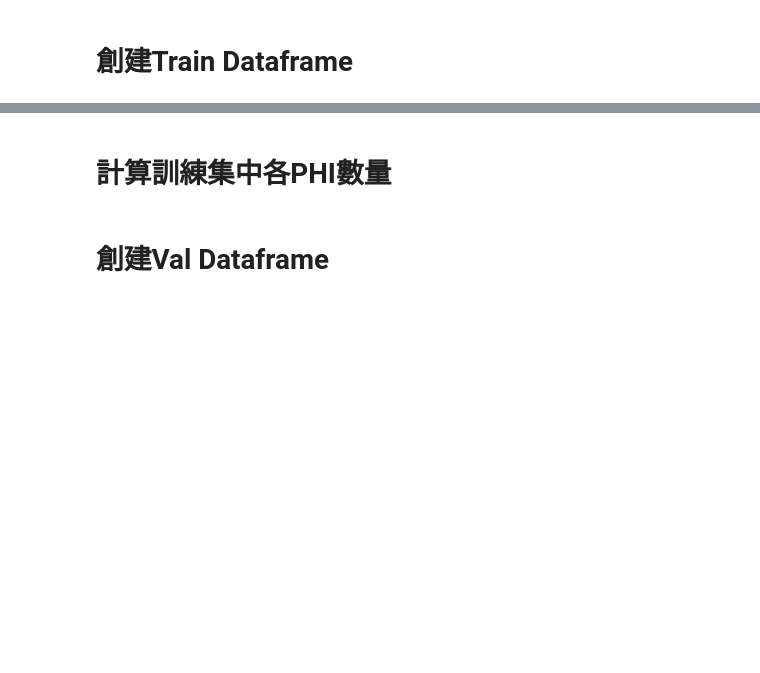
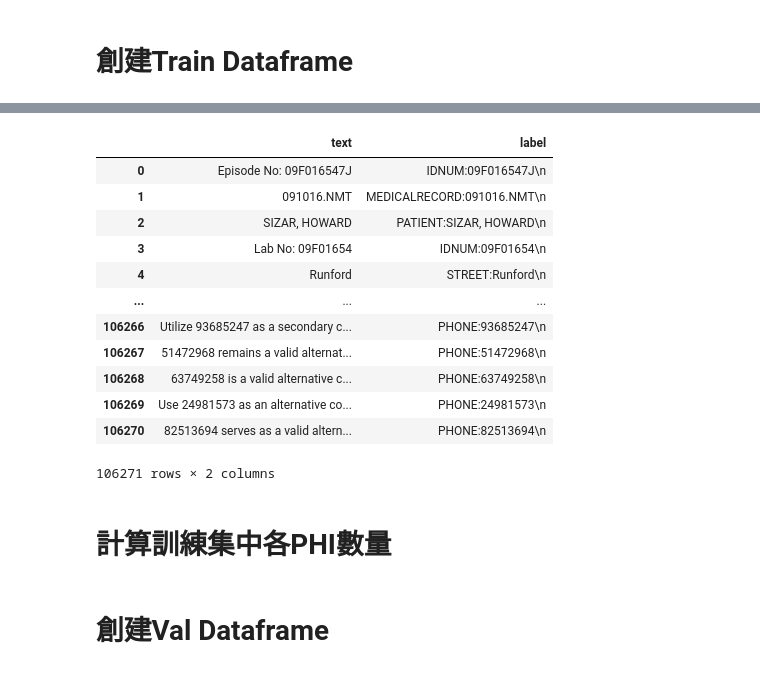
Before and after one commit to Russole/AICUP-2023-Autumn-NLP, a Jupyter notebook: debertav3-full-data-2-chatgpt-5-training.ipynb, the cells around one changed output, grey strips where cells are left out. Drawn from its saved outputs; the diff is of its cells as text; code cells hidden in the pictures; blank space fills up the shorter version.

```diff
--- a/debertav3-full-data-2-chatgpt-5-training.ipynb
+++ b/debertav3-full-data-2-chatgpt-5-training.ipynb
@@ -574,3 +647,19 @@ print("新train dataframe筆數:",len(new_train_df))
+# %%
+train_df
+# %% [output]
+|  | text | label |
+| 0 | Episode No: 09F016547J | IDNUM:09F016547J\n |
+| 1 | 091016.NMT | MEDICALRECORD:091016.NMT\n |
+| 2 | SIZAR, HOWARD | PATIENT:SIZAR, HOWARD\n |
+| 3 | Lab No: 09F01654 | IDNUM:09F01654\n |
+| 4 | Runford | STREET:Runford\n |
+| ... | ... | ... |
+| 106266 | Utilize 93685247 as a secondary c... | PHONE:93685247\n |
+| 106267 | 51472968 remains a valid alternat... | PHONE:51472968\n |
+| 106268 | 63749258 is a valid alternative c... | PHONE:63749258\n |
+| 106269 | Use 24981573 as an alternative co... | PHONE:24981573\n |
+| 106270 | 82513694 serves as a valid altern... | PHONE:82513694\n |
+106271 rows × 2 columns
 # %% [markdown]
 # 計算訓練集中各PHI數量
 # %%
```
Also changed, not shown: parts of 19 cells of this notebook, 4 other files.
